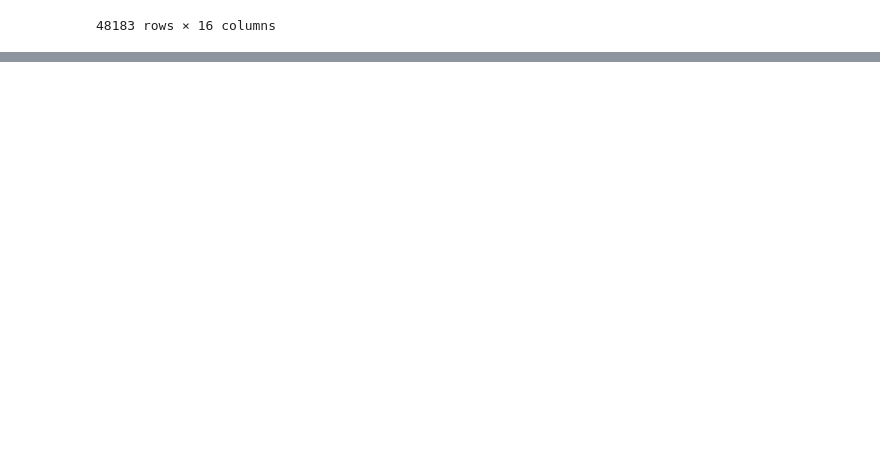
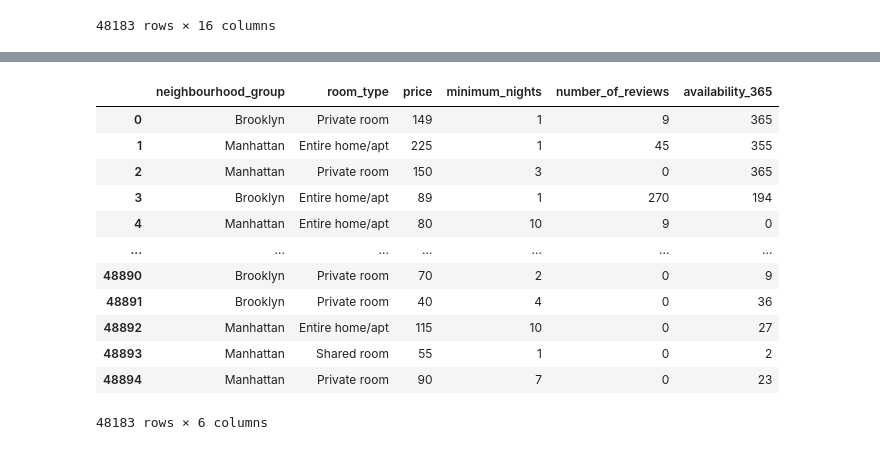
Before and after one commit to Kshitijk14/practice-ml, a Jupyter notebook: 019-feature-eng/outliers_percentile/nyc-house/nyc-house-price-per-night.ipynb, the cells around one changed output, grey strips where cells are left out. Saved outputs shown, nothing was run; the diff lists cells and outputs as text; code cells hidden in the pictures; blank space fills up the shorter version.

```diff
--- a/019-feature-eng/outliers_percentile/nyc-house/nyc-house-price-per-night.ipynb
+++ b/019-feature-eng/outliers_percentile/nyc-house/nyc-house-price-per-night.ipynb
@@ -127,0 +175,17 @@ df.describe()
+# %%
+df1 = df.drop(columns=['id', 'name', 'host_id', 'host_name', 'neighbourhood', 'latitude', 'longitude', 'last_review', 'reviews_per_month', 'calculated_host_listings_count'])
+df1
+# %% [output]
+|  | neighbourhood_group | room_type | price | minimum_nights | number_of_reviews | availability_365 |
+| 0 | Brooklyn | Private room | 149 | 1 | 9 | 365 |
+| 1 | Manhattan | Entire home/apt | 225 | 1 | 45 | 355 |
+| 2 | Manhattan | Private room | 150 | 3 | 0 | 365 |
+| 3 | Brooklyn | Entire home/apt | 89 | 1 | 270 | 194 |
+| 4 | Manhattan | Entire home/apt | 80 | 10 | 9 | 0 |
+| ... | ... | ... | ... | ... | ... | ... |
+| 48890 | Brooklyn | Private room | 70 | 2 | 0 | 9 |
+| 48891 | Brooklyn | Private room | 40 | 4 | 0 | 36 |
+| 48892 | Manhattan | Entire home/apt | 115 | 10 | 0 | 27 |
+| 48893 | Manhattan | Shared room | 55 | 1 | 0 | 2 |
+| 48894 | Manhattan | Private room | 90 | 7 | 0 | 23 |
+48183 rows × 6 columns
```
Also changed, not shown: parts of 10 cells of this notebook.
